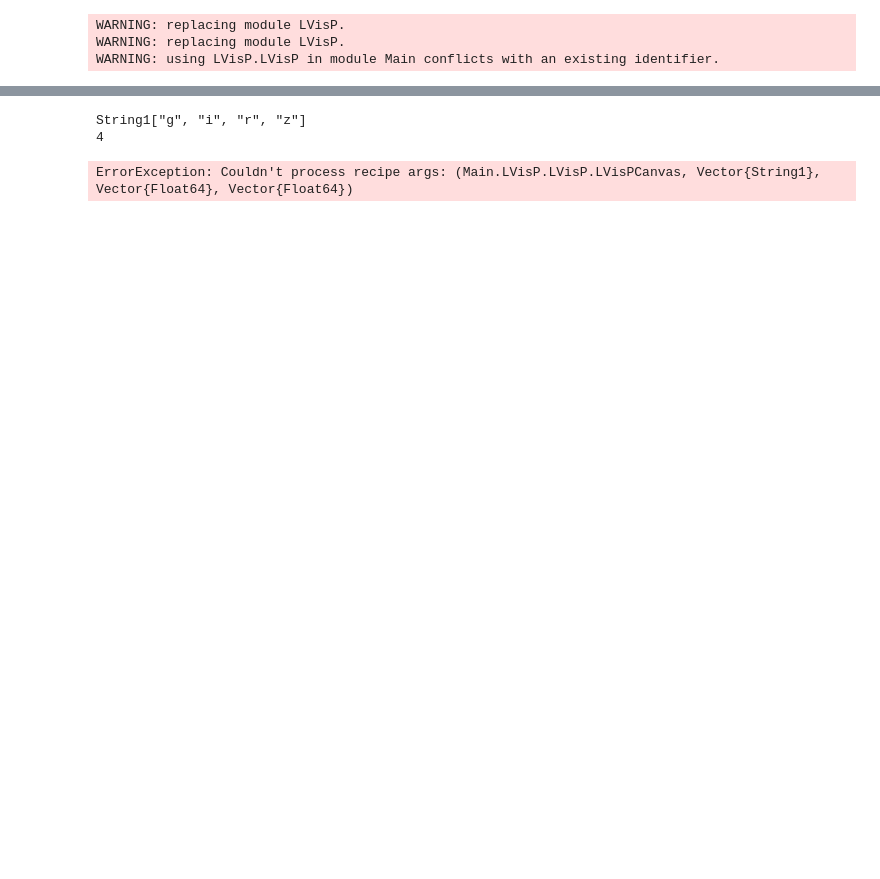
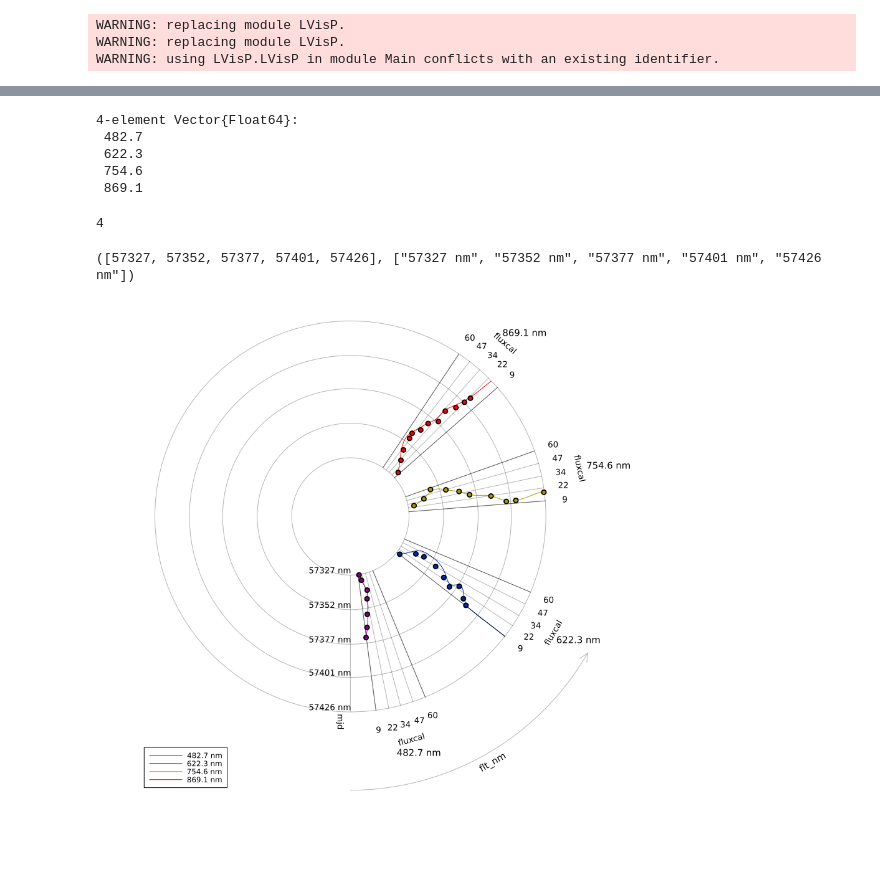
Before and after one commit to TheRedElement/LStein, a Jupyter notebook: src_jl_demo/LVisP_demo.ipynb, the cells around one changed output, grey strips where cells are left out. Drawn from its saved outputs; the diff is of its cells as text; code cells hidden in the pictures; blank space fills up the shorter version.

Commit message:
corrected flt wavelength for des

```diff
--- a/src_jl_demo/LVisP_demo.ipynb
+++ b/src_jl_demo/LVisP_demo.ipynb
@@ -158,44 +177,78 @@ end
 # %%
 #%%get stats
-unique_thetas = unique(df[:,1])
+unique_thetas = unique(theta_raw)
 nthetas = length(unique_thetas)
 
-println(unique_thetas)
-println(nthetas)
+display(unique_thetas)
+display(nthetas)
 # %% [output]
-String1["g", "i", "r", "z"]
-4
+4-element Vector{Float64}:
+ 482.7
+ 622.3
+ 754.6
+ 869.1
+4
+# %%
+#%%get required parameters
+thetalims = (minimum(theta_raw), maximum(theta_raw)+nanmean(diff(theta_raw)))
+xticks = Int.(round.(collect(range(minimum(minimum.(x_raw)), maximum(maximum.(x_raw)), 5)); digits=0))
+yticks = Int.(round.(collect(range(minimum(minimum.(y_raw)), maximum(maximum.(y_raw)), 5)); digits=0))
+
+# display(thetalims)
+# display(xticks)
+# %% [output]
+([57327, 57352, 57377, 57401, 57426], ["57327 nm", "57352 nm", "57377 nm", "57401 nm", "57426 nm"])
 # %%
 #%%plotting
 LVPC = LVisP.LVisPCanvas(
-    thetalims=(0.2, 4.2), xticks=[-30, 0, 50, 100],
-    thetaguidelims=(0,2pi), thetaplotlims=(0,3pi/2), xlimdeadzone=0.3, panelsize=pi/12,
-    thetalabel="Passband Wavelength", xlabel="Time - Peak", ylabel="Flux",
+    thetalims=thetalims, xticks=xticks,
+    thetaguidelims=(-pi/2,3pi/2), thetaplotlims=(-pi/2+pi/12,pi/2), xlimdeadzone=0.3, panelsize=pi/12,
+    thetalabel=names(df_raw)[1], xlabel=names(df_raw)[2], ylabel=names(df_raw)[3],
     th_arrowlength=pi/3,
-    panelbounds=false, ygrid=true,
-    fontsizes=(thetalabel=15,ylabel=14),
+    panelbounds=true, ygrid=true,
+    fontsizes=(thetalabel=10, ylabel=9, xlabel=9, thetaticklabel=10, xticklabel=9, yticklabel=9),
     thetaarrowkwargs=(color=:black, alpha=0.3),
     thetaticklabelkwargs=(halign=:center,),
     thetalabelkwargs=(halign=:center,),
     xtickkwargs=(linecolor=:black, linealpha=0.3,),
-    xticklabelkwargs=(rotation=-90, halign=:right, valign=:bottom),
-    xlabelkwargs=(halign=:center,),
+    xticklabelkwargs=(rotation=0, halign=:right, valign=:bottom),
+    xlabelkwargs=(rotation=-90, halign=:center,),
     ygridkwargs=(linecolor=:black, linealpha=0.3, linestyle=:solid,),
     yticklabelkwargs=(rotation=0,),
     # ylabelkwargs=(rotation=0,),
     panelboundskwargs=(linecolor=:black, linealpha=0.5, linestyle=:solid,),
 )
 
 colors = palette(:rainbow, nthetas)
-plot_kwargs=[Dict(:lc=>colors[i], :label=>"$(unique_thetas[i])") for i in eachindex(unique_thetas)]
 
 p = LVisP.plot(
     LVPC,
-    collect(df[:,1]), collect(df[:,2]), collect(df[:,3]);
-    yticks=[0, 30, 60],
-    plot_kwargs=plot_kwargs
+    theta_pro, x_pro, y_pro;
+    yticks=yticks,
+    thetaticklabels=["$thtl nm" for thtl in unique_thetas],
+    plot_kwargs=[Dict(
+        :lc=>colors[i], :label=>"$(unique_thetas[i]) nm",
+        :seriestype=>:path,
+    ) for i in eachindex(unique_thetas)]
+)
+plot!(p;
+    size=(900,900),
+    leftmargin=0Plots.mm, rightmargin=15Plots.mm,
+)
+
+LVisP.plot!(
+    LVPC,
+    theta_raw, x_raw, y_raw;
+    yticks=yticks,
+    thetaticklabels=nothing,
+    data_only=true,
+    plot_kwargs=[
+    Dict(
+        :mc=>colors[i], :label=>"",
+        :seriestype=>:scatter,
+    ) for i in eachindex(unique_thetas)]
 )
 
 display(p)
 # %% [output]
-ErrorException: Couldn't process recipe args: (Main.LVisP.LVisP.LVisPCanvas, Vector{String1}, Vector{Float64}, Vector{Float64})
+[figure, added]
```
Also changed, not shown: parts of 2 cells of this notebook, 21 other files.
